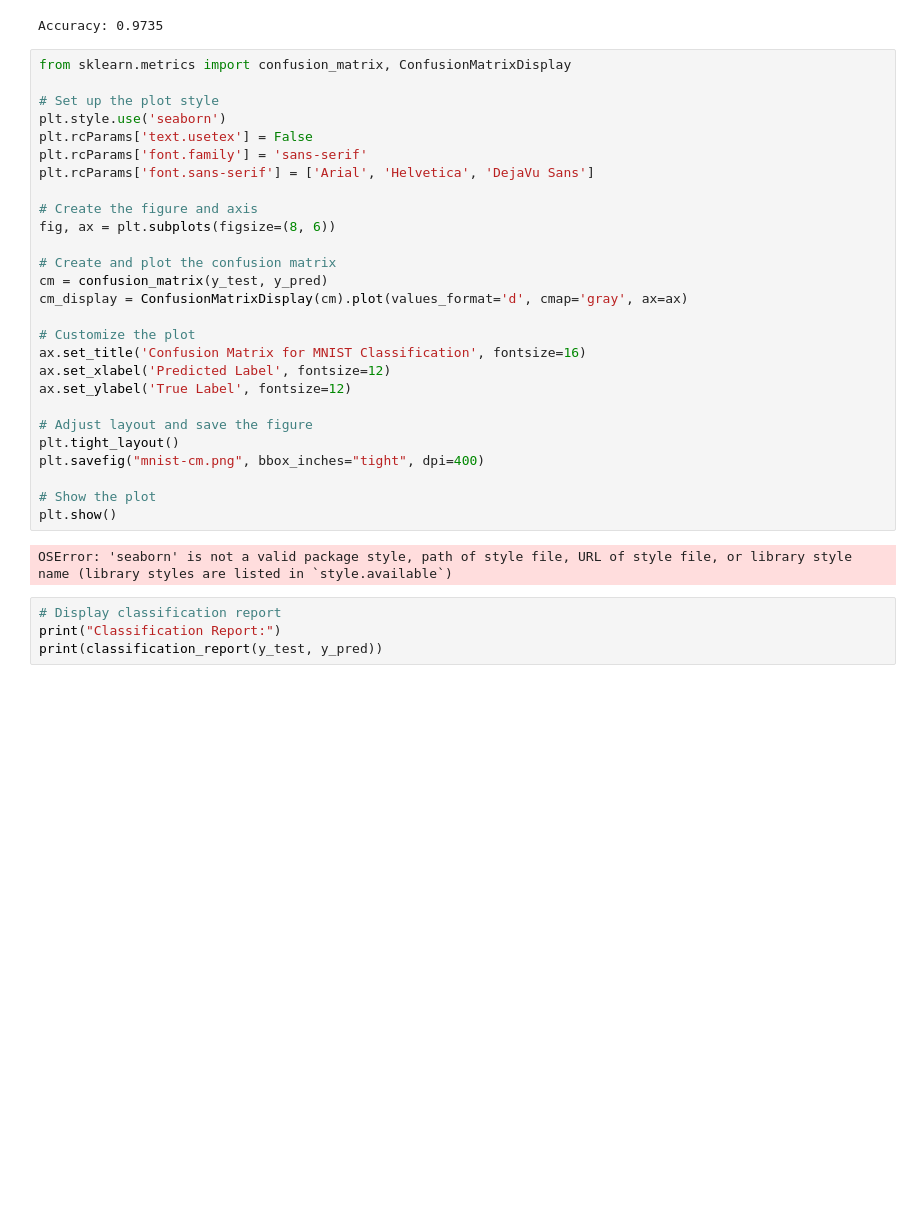
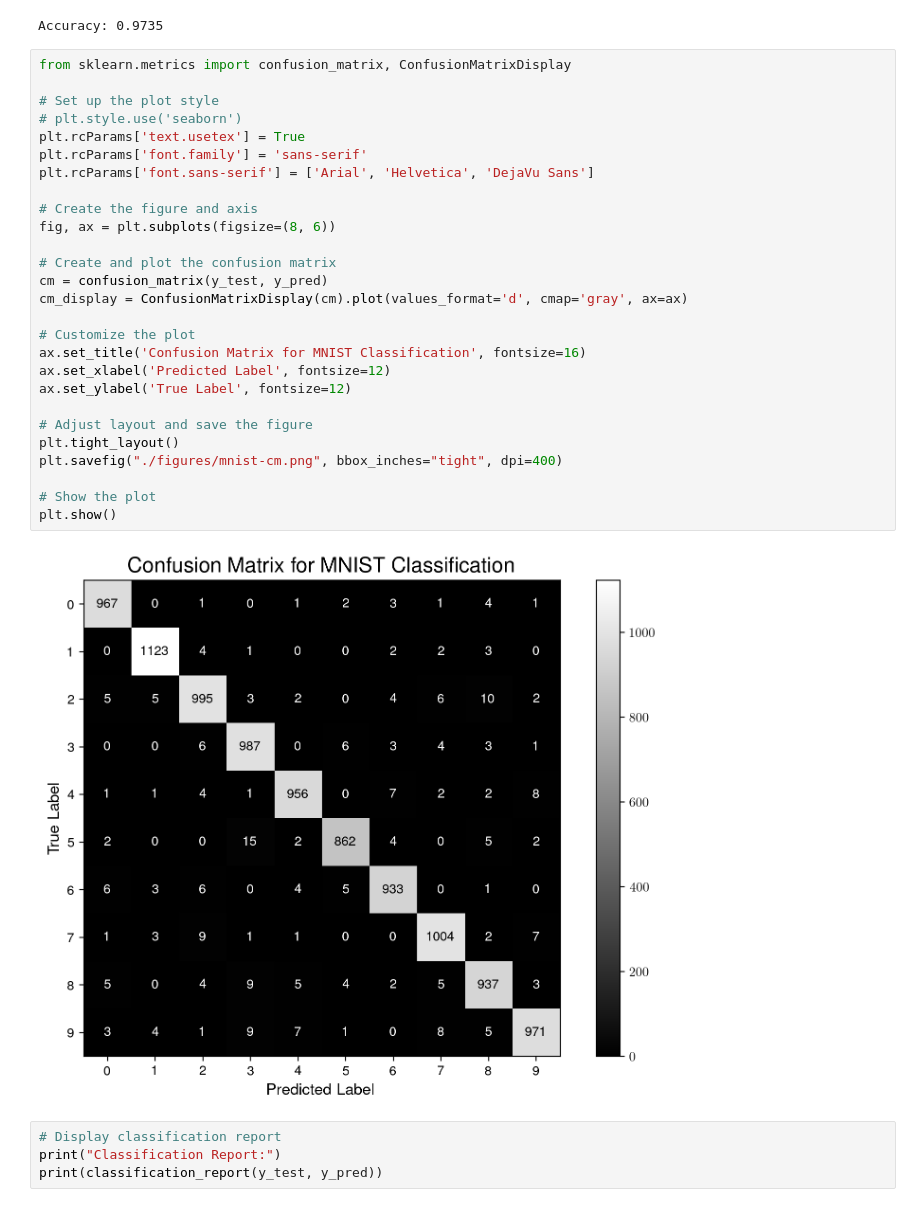
Before and after one commit to Renon133/es-335-fall-2024, a Jupyter notebook: 1. Convention, Accuracy metrics, Classification, Regression.ipynb, the cells around one changed output. Drawn from its saved outputs; the diff is of its cells as text; blank space fills up the shorter version.

```diff
--- a/1. Convention, Accuracy metrics, Classification, Regression.ipynb
+++ b/1. Convention, Accuracy metrics, Classification, Regression.ipynb
@@ -656,32 +652,32 @@ Accuracy: 0.9735
 # %%
 from sklearn.metrics import confusion_matrix, ConfusionMatrixDisplay
 
 # Set up the plot style
-plt.style.use('seaborn')
-plt.rcParams['text.usetex'] = False
+# plt.style.use('seaborn')
+plt.rcParams['text.usetex'] = True
 plt.rcParams['font.family'] = 'sans-serif'
 plt.rcParams['font.sans-serif'] = ['Arial', 'Helvetica', 'DejaVu Sans']
 
 # Create the figure and axis
 fig, ax = plt.subplots(figsize=(8, 6))
 
 # Create and plot the confusion matrix
 cm = confusion_matrix(y_test, y_pred)
 cm_display = ConfusionMatrixDisplay(cm).plot(values_format='d', cmap='gray', ax=ax)
 
 # Customize the plot
 ax.set_title('Confusion Matrix for MNIST Classification', fontsize=16)
 ax.set_xlabel('Predicted Label', fontsize=12)
 ax.set_ylabel('True Label', fontsize=12)
 
 # Adjust layout and save the figure
 plt.tight_layout()
-plt.savefig("mnist-cm.png", bbox_inches="tight", dpi=400)
+plt.savefig("./figures/mnist-cm.png", bbox_inches="tight", dpi=400)
 
 # Show the plot
 plt.show()
 # %% [output]
-OSError: 'seaborn' is not a valid package style, path of style file, URL of style file, or library style name (library styles are listed in `style.available`)
+[figure, added]
 # %%
 # Display classification report
 print("Classification Report:")
```
Also changed, not shown: parts of 9 cells of this notebook, 5 other files.
